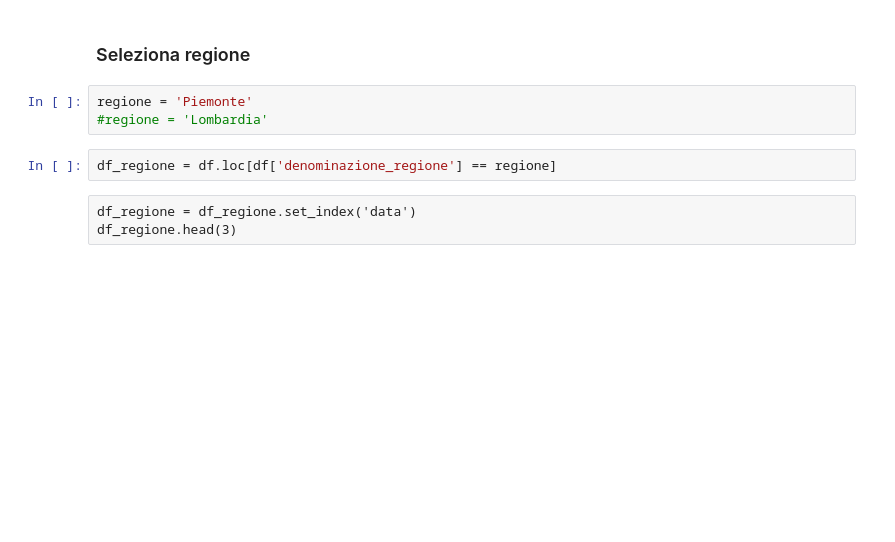
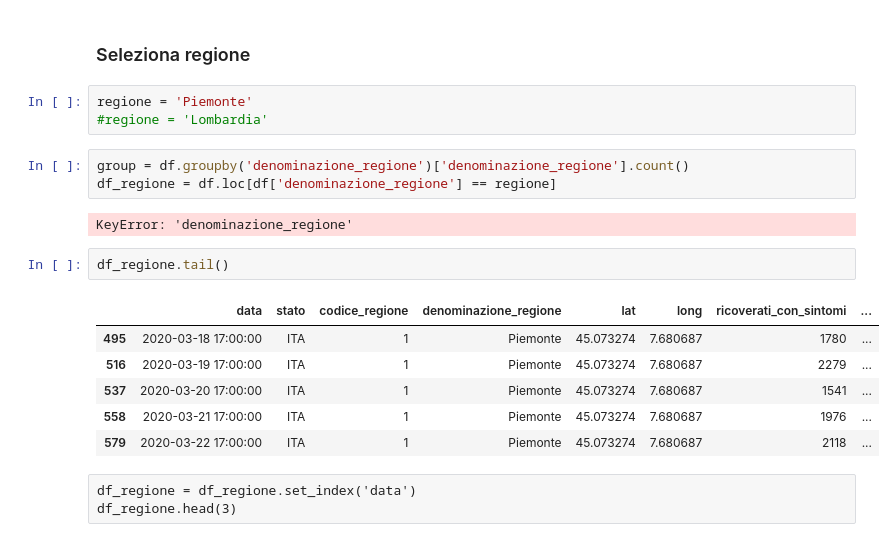
Before and after one commit to marcocaldera/deep-learning-tensorflow-crypto, a Jupyter notebook: COVID19.ipynb, the cells around one changed output. Cells and saved outputs as stored; diff of their text form; blank space fills up the shorter version.

```diff
--- a/COVID19.ipynb
+++ b/COVID19.ipynb
@@ -63,7 +89,19 @@ Name: denominazione_regione, dtype: int64
 regione = 'Piemonte'
 #regione = 'Lombardia'
 # %%
+group = df.groupby('denominazione_regione')['denominazione_regione'].count()
 df_regione = df.loc[df['denominazione_regione'] == regione]
+# %% [output]
+KeyError: 'denominazione_regione'
+# %%
+df_regione.tail()
+# %% [output]
+|  | data | stato | codice_regione | denominazione_regione | lat | long | ricoverati_con_sintomi | ... |
+| 495 | 2020-03-18 17:00:00 | ITA | 1 | Piemonte | 45.073274 | 7.680687 | 1780 | ... |
+| 516 | 2020-03-19 17:00:00 | ITA | 1 | Piemonte | 45.073274 | 7.680687 | 2279 | ... |
+| 537 | 2020-03-20 17:00:00 | ITA | 1 | Piemonte | 45.073274 | 7.680687 | 1541 | ... |
+| 558 | 2020-03-21 17:00:00 | ITA | 1 | Piemonte | 45.073274 | 7.680687 | 1976 | ... |
+| 579 | 2020-03-22 17:00:00 | ITA | 1 | Piemonte | 45.073274 | 7.680687 | 2118 | ... |
 # %% [raw]
 df_regione = df_regione.set_index('data')
 df_regione.head(3)
```
Also changed, not shown: parts of 15 cells of this notebook, 1 other file.
